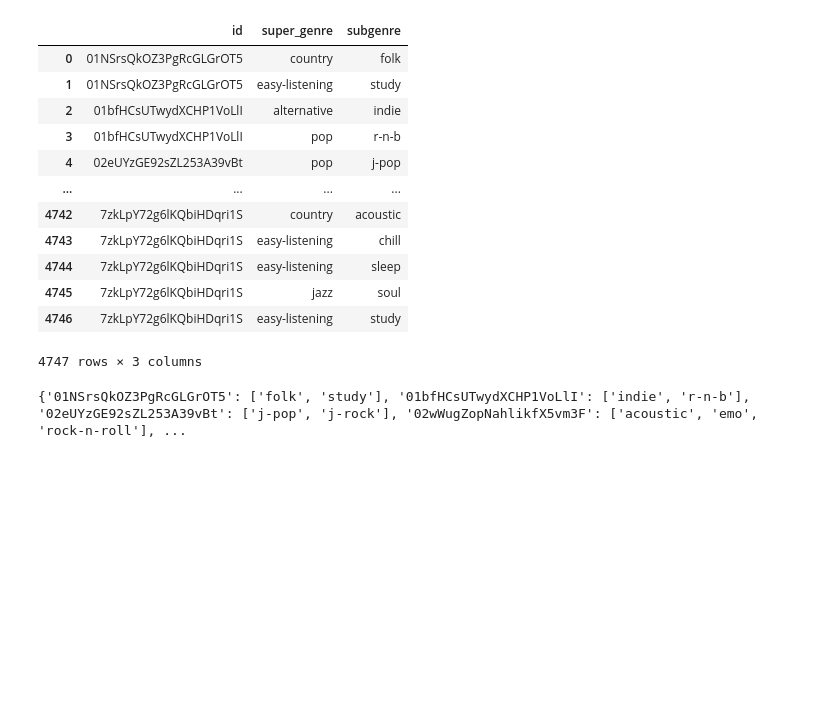
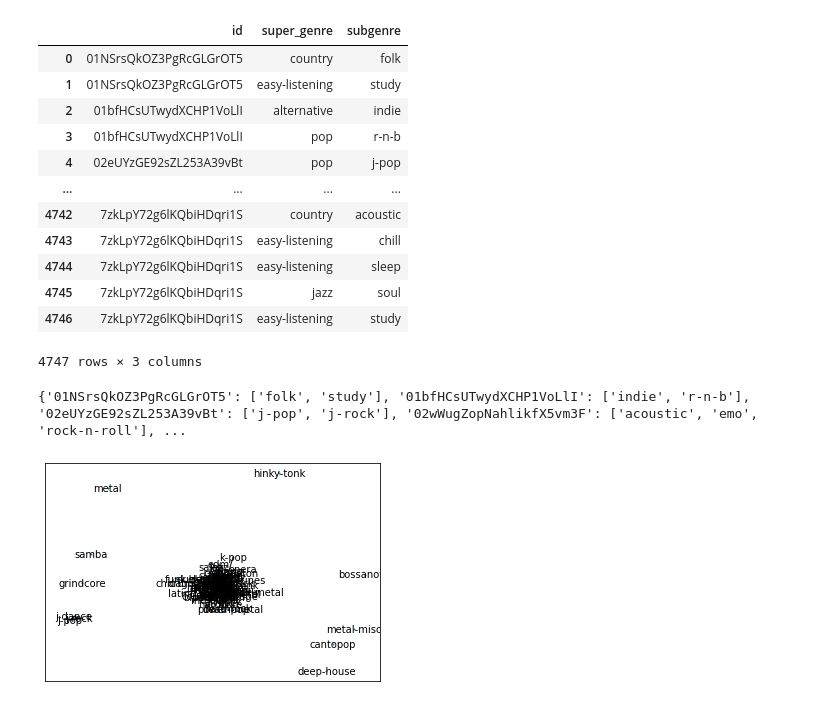
Before and after one commit to athornton1618/SpotifyClassifier, a Jupyter notebook: Visualization/Crossover.ipynb, the cells around one changed output. Cells and saved outputs as stored; diff of their text form; code cells hidden in the pictures; blank space fills up the shorter version.

```diff
--- a/Visualization/Crossover.ipynb
+++ b/Visualization/Crossover.ipynb
@@ -40,0 +138,22 @@ print(clustered_subgenres)
+# %%
+E = []
+groups = clustered_subgenres.values()
+for group in groups:
+    if len(group)==2:
+        E.append(tuple(group))
+# %%
+G=nx.Graph()
+G.add_nodes_from(V)
+G.add_edges_from(E)
+pos = nx.spring_layout(G)
+nx.draw_networkx_nodes(G,pos,node_size=1)
+
+# Plot it, providing a continuous color scale with cmap:
+plt.figure(1,figsize=(10,10))
+# draw on the labels with different fonts
+nx.draw_networkx_labels(G,pos,font_size=10)
+nx.draw_networkx_edges(G,pos)
+#nx.draw(G)
+plt.show()
+# %% [output]
+[figure, added]
```
Also changed, not shown: parts of 2 cells of this notebook.
